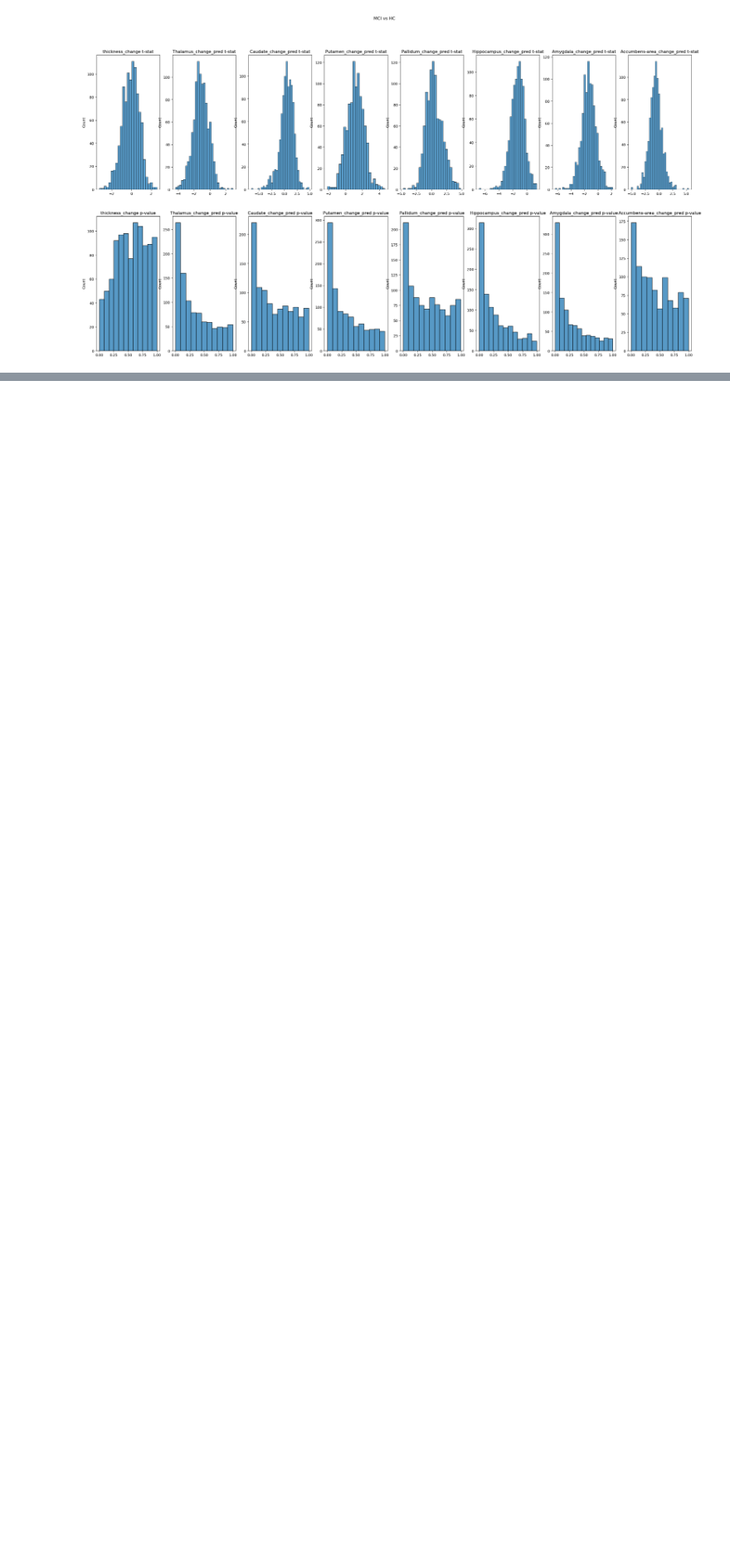
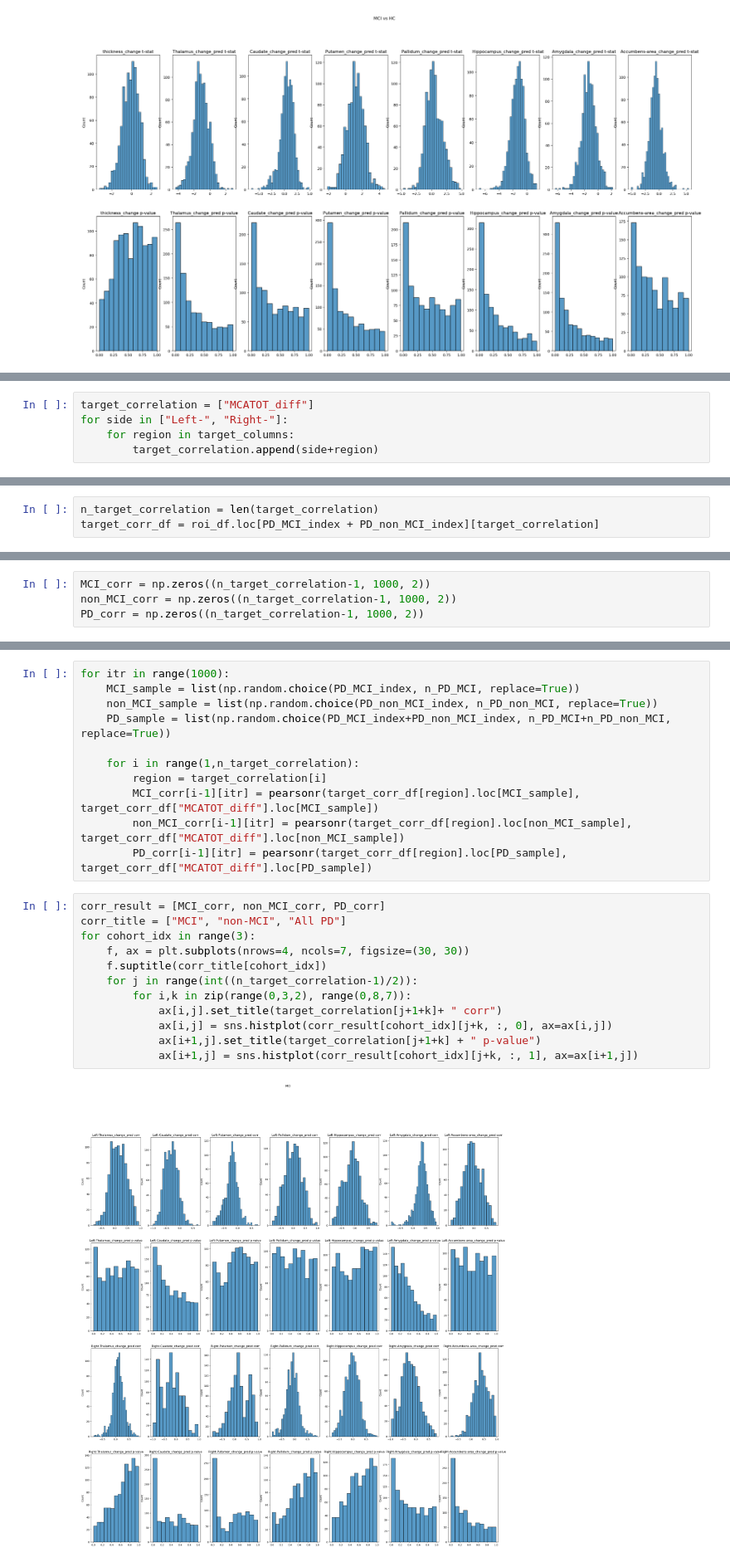
Before and after one commit to mirhnius/pvalue-metric-b, a Jupyter notebook: test.ipynb, the cells around one changed output, grey strips where cells are left out. Shown at 83% size. Cells and saved outputs as stored; diff of their text form; blank space fills up the shorter version.

Commit message:
add initial bootstrapp correlation

```diff
--- a/test.ipynb
+++ b/test.ipynb
@@ -134,0 +135,5 @@ MCI vs HC Accumbens-area_change_pred t-stat: -0.612348278428598 p-value: 0.42294
+# %%
+target_correlation = ["MCATOT_diff"]
+for side in ["Left-", "Right-"]:
+    for region in target_columns:
+        target_correlation.append(side+region)
@@ -134,0 +158,3 @@ MCI vs HC Accumbens-area_change_pred t-stat: -0.612348278428598 p-value: 0.42294
+# %%
+n_target_correlation = len(target_correlation)
+target_corr_df = roi_df.loc[PD_MCI_index + PD_non_MCI_index][target_correlation]
@@ -134,0 +163,4 @@ MCI vs HC Accumbens-area_change_pred t-stat: -0.612348278428598 p-value: 0.42294
+# %%
+MCI_corr = np.zeros((n_target_correlation-1, 1000, 2))
+non_MCI_corr = np.zeros((n_target_correlation-1, 1000, 2))
+PD_corr = np.zeros((n_target_correlation-1, 1000, 2))
@@ -134,0 +169,25 @@ MCI vs HC Accumbens-area_change_pred t-stat: -0.612348278428598 p-value: 0.42294
+# %%
+for itr in range(1000):
+    MCI_sample = list(np.random.choice(PD_MCI_index, n_PD_MCI, replace=True))
+    non_MCI_sample = list(np.random.choice(PD_non_MCI_index, n_PD_non_MCI, replace=True))
+    PD_sample = list(np.random.choice(PD_MCI_index+PD_non_MCI_index, n_PD_MCI+n_PD_non_MCI, replace=True))
+
+    for i in range(1,n_target_correlation):
+        region = target_correlation[i]
+        MCI_corr[i-1][itr] = pearsonr(target_corr_df[region].loc[MCI_sample], target_corr_df["MCATOT_diff"].loc[MCI_sample])
+        non_MCI_corr[i-1][itr] = pearsonr(target_corr_df[region].loc[non_MCI_sample], target_corr_df["MCATOT_diff"].loc[non_MCI_sample])
+        PD_corr[i-1][itr] = pearsonr(target_corr_df[region].loc[PD_sample], target_corr_df["MCATOT_diff"].loc[PD_sample])
+# %%
+corr_result = [MCI_corr, non_MCI_corr, PD_corr]
+corr_title = ["MCI", "non-MCI", "All PD"]
+for cohort_idx in range(3):
+    f, ax = plt.subplots(nrows=4, ncols=7, figsize=(30, 30))
+    f.suptitle(corr_title[cohort_idx])
+    for j in range(int((n_target_correlation-1)/2)):
+        for i,k in zip(range(0,3,2), range(0,8,7)):
+            ax[i,j].set_title(target_correlation[j+1+k]+ " corr")
+            ax[i,j] = sns.histplot(corr_result[cohort_idx][j+k, :, 0], ax=ax[i,j])
+            ax[i+1,j].set_title(target_correlation[j+1+k] + " p-value")
+            ax[i+1,j] = sns.histplot(corr_result[cohort_idx][j+k, :, 1], ax=ax[i+1,j])
+# %% [output]
+[figure, added]
```
Also changed, not shown: parts of 11 cells of this notebook.
